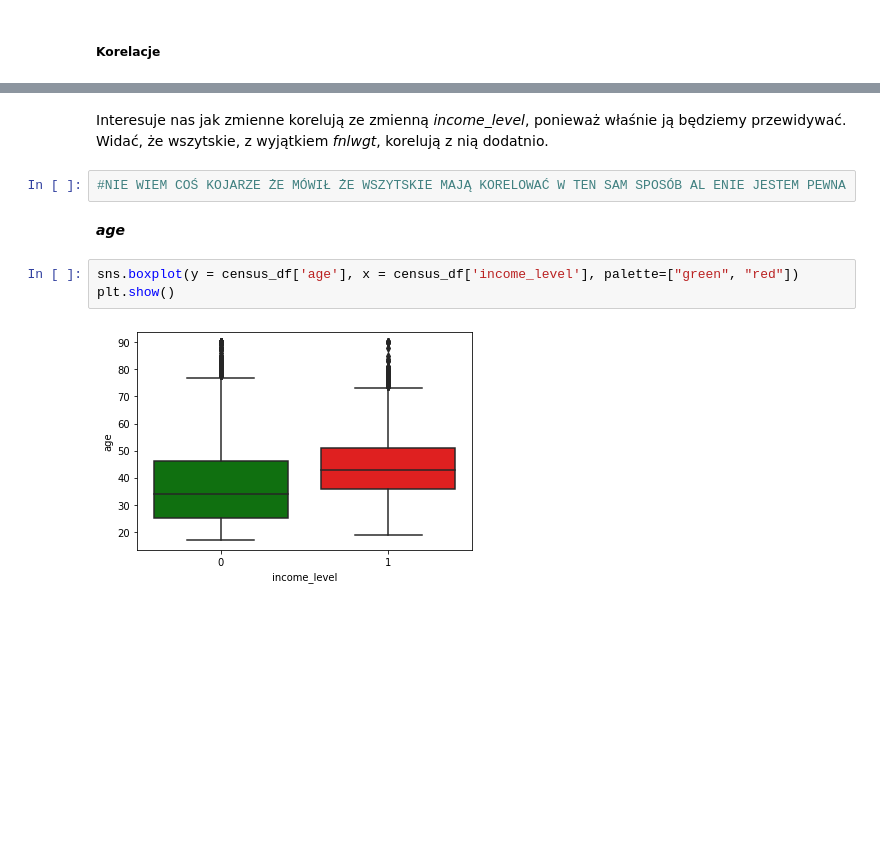
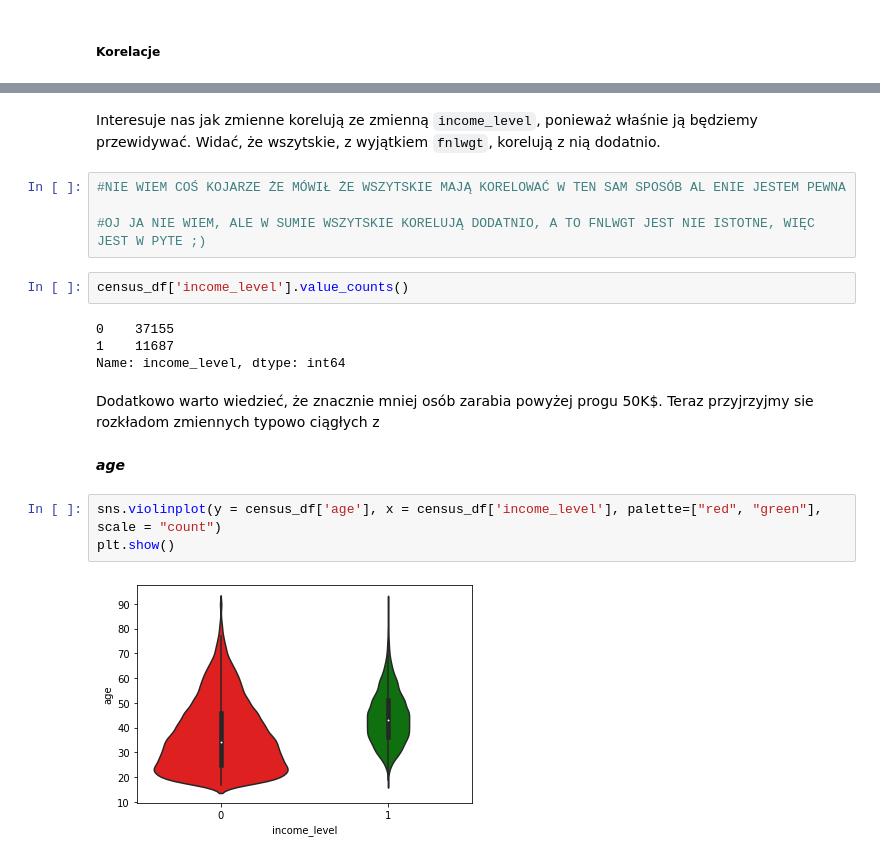
Before and after one commit to malwina0/2022L-ML, a Jupyter notebook: Project1/Projekt1_JakubPiwko_MalwinaWojewoda.ipynb, the cells around one changed output, grey strips where cells are left out. Drawn from its saved outputs; the diff is of its cells as text; blank space fills up the shorter version.

```diff
--- a/Project1/Projekt1_JakubPiwko_MalwinaWojewoda.ipynb
+++ b/Project1/Projekt1_JakubPiwko_MalwinaWojewoda.ipynb
@@ -111,13 +183,23 @@ fig_corr.show()
 # %% [output]
 [interactive output not drawn]
 # %% [markdown]
-Interesuje nas jak zmienne korelują ze zmienną *income_level*, ponieważ właśnie ją będziemy przewidywać. Widać, że wszytskie, z wyjątkiem *fnlwgt*, korelują z nią dodatnio.
+Interesuje nas jak zmienne korelują ze zmienną `income_level`, ponieważ właśnie ją będziemy przewidywać. Widać, że wszytskie, z wyjątkiem `fnlwgt`, korelują z nią dodatnio.
 # %%
 #NIE WIEM COŚ KOJARZE ŻE MÓWIŁ ŻE WSZYTSKIE MAJĄ KORELOWAĆ W TEN SAM SPOSÓB AL ENIE JESTEM PEWNA
+
+#OJ JA NIE WIEM, ALE W SUMIE WSZYTSKIE KORELUJĄ DODATNIO, A TO FNLWGT JEST NIE ISTOTNE, WIĘC JEST W PYTE ;)
+# %%
+census_df['income_level'].value_counts()
+# %% [output]
+0    37155
+1    11687
+Name: income_level, dtype: int64
+# %% [markdown]
+Dodatkowo warto wiedzieć, że znacznie mniej osób zarabia powyżej progu 50K$. Teraz przyjrzyjmy sie rozkładom zmiennych typowo ciągłych z
 # %% [markdown]
 ***age***
 # %%
-sns.boxplot(y = census_df['age'], x = census_df['income_level'], palette=["green", "red"])
+sns.violinplot(y = census_df['age'], x = census_df['income_level'], palette=["red", "green"], scale = "count")
 plt.show()
 # %% [output]
-[figure, old version]
+[figure, new version]
```
Also changed, not shown: parts of 27 cells of this notebook.
